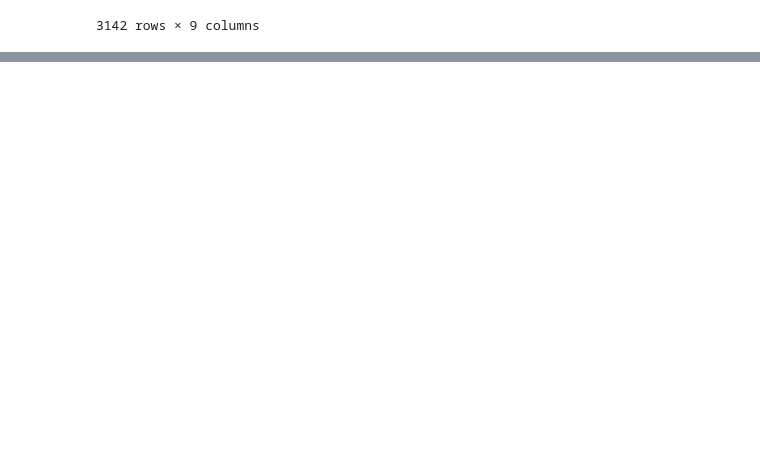
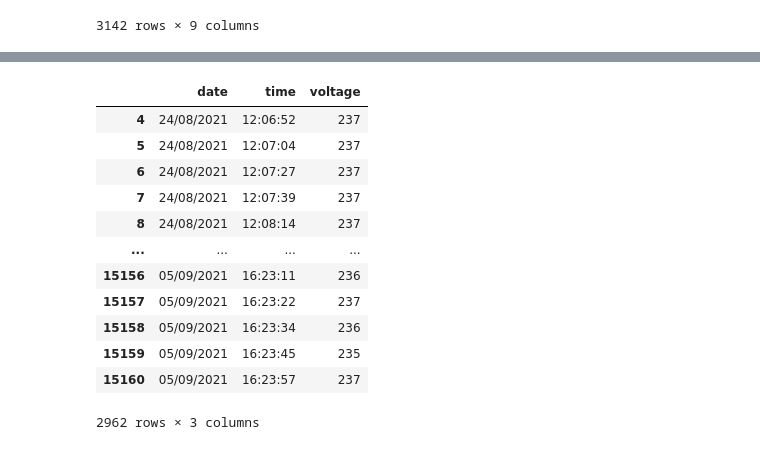
Before and after one commit to kimlolipop/stat-predictive, a Jupyter notebook: quatile.ipynb, the cells around one changed output, grey strips where cells are left out. Cells and saved outputs as stored; diff of their text form; code cells hidden in the pictures; blank space fills up the shorter version.

```diff
--- a/quatile.ipynb
+++ b/quatile.ipynb
@@ -117,0 +145,22 @@ alert: 27.0 39.0
+# %%
+# def clean(df):
+focus = 'voltage'
+df_temp =  df[['date','time', focus]]
+df_temp = df_temp[df_temp[focus] > 234]
+df_temp = df_temp[df_temp[focus] <= 246]
+# df_temp = df_temp[(df_temp['voltage'] >= 20) & (df_temp['voltage'] <= 50)]
+df_temp
+# %% [output]
+|  | date | time | voltage |
+| 4 | 24/08/2021 | 12:06:52 | 237 |
+| 5 | 24/08/2021 | 12:07:04 | 237 |
+| 6 | 24/08/2021 | 12:07:27 | 237 |
+| 7 | 24/08/2021 | 12:07:39 | 237 |
+| 8 | 24/08/2021 | 12:08:14 | 237 |
+| ... | ... | ... | ... |
+| 15156 | 05/09/2021 | 16:23:11 | 236 |
+| 15157 | 05/09/2021 | 16:23:22 | 237 |
+| 15158 | 05/09/2021 | 16:23:34 | 236 |
+| 15159 | 05/09/2021 | 16:23:45 | 235 |
+| 15160 | 05/09/2021 | 16:23:57 | 237 |
+2962 rows × 3 columns
```
Also changed, not shown: parts of 9 cells of this notebook.
